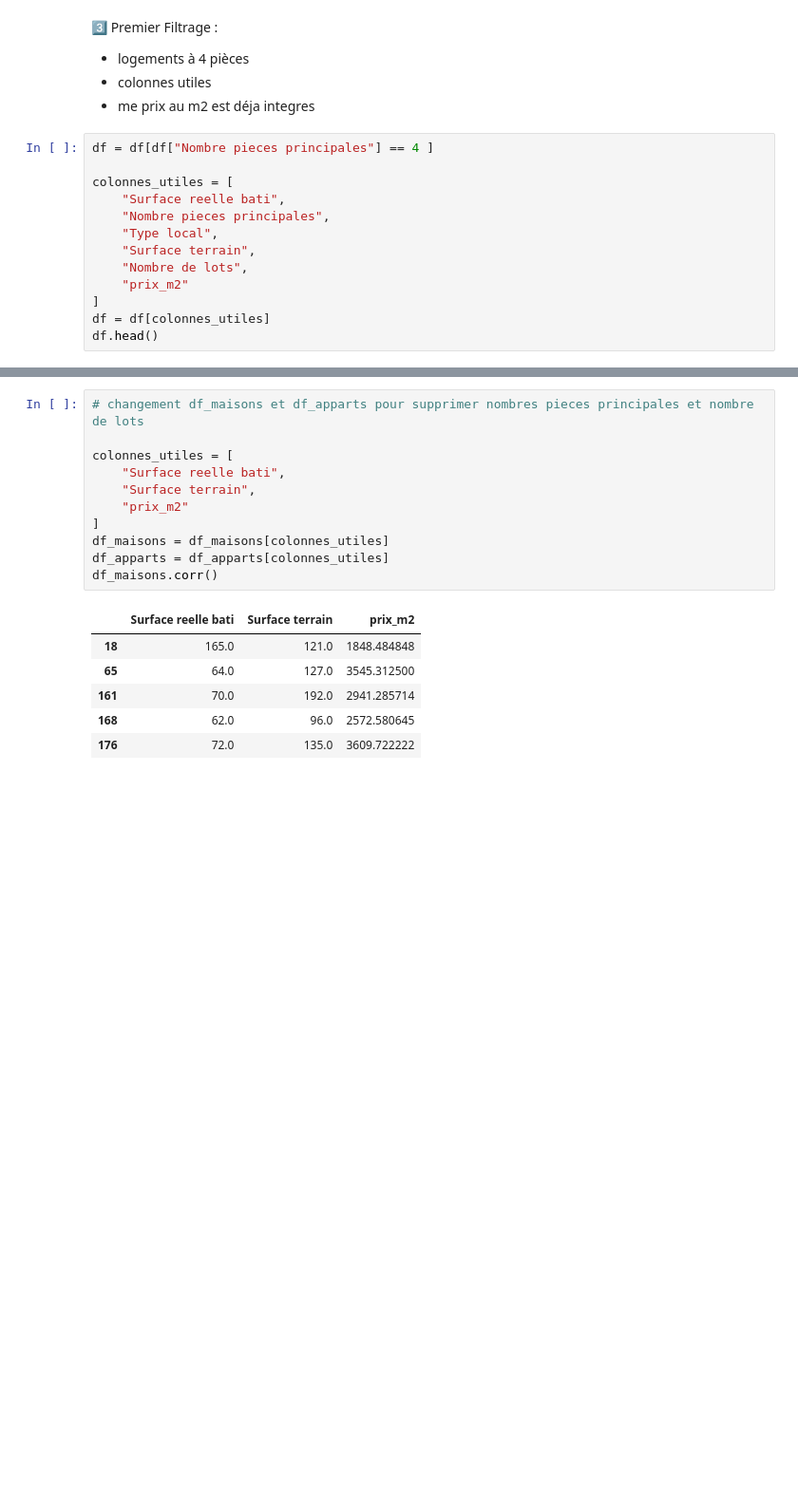
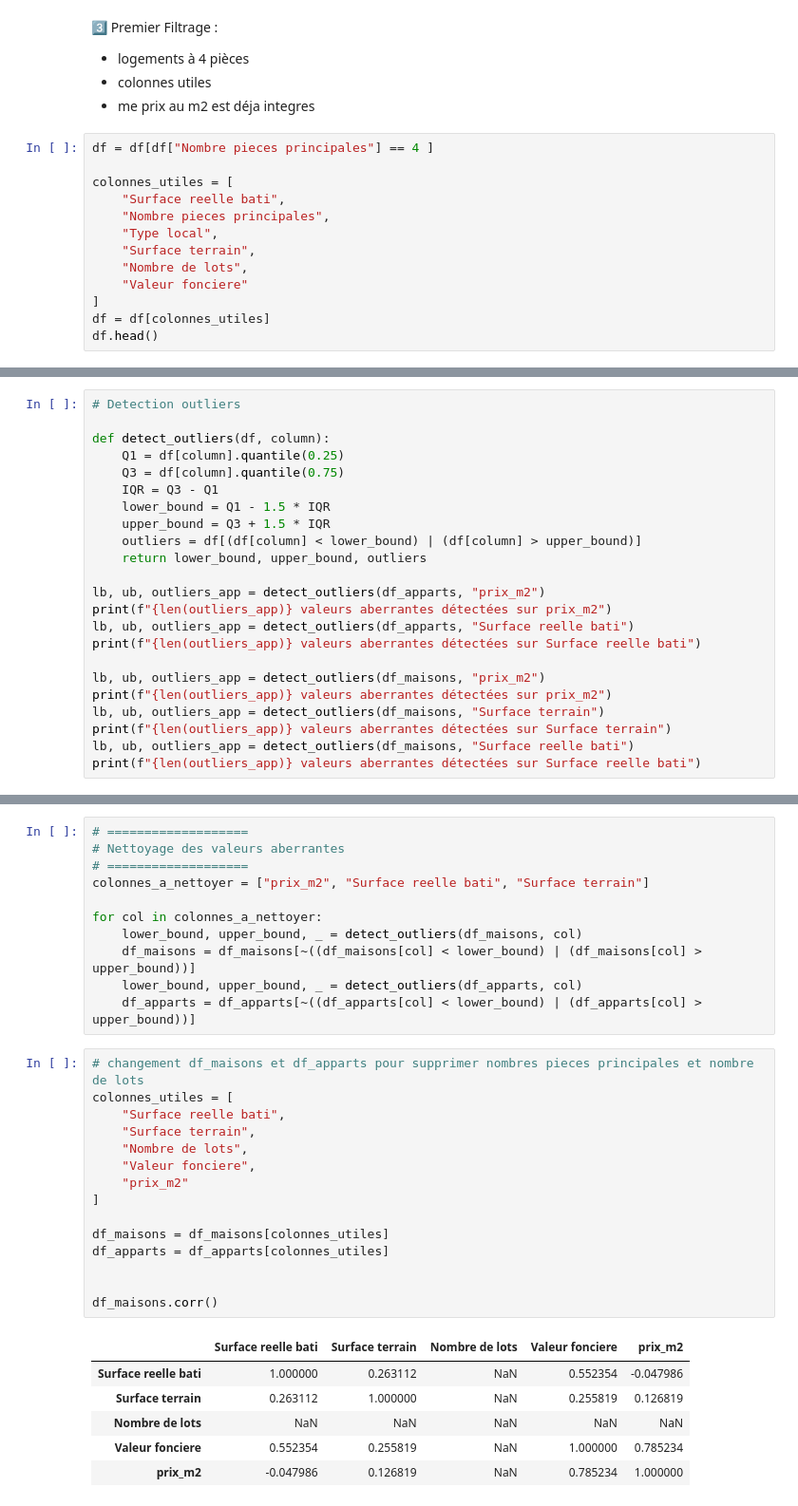
Before and after one commit to benjsant/immoprice_lille_fastapi, a Jupyter notebook: notebooks/phase_1_lille.ipynb, the cells around one changed output, grey strips where cells are left out. Shown: that part at 95% size. Cells and saved outputs as stored; diff of their text form; blank space fills up the shorter version.

```diff
--- a/notebooks/phase_1_lille.ipynb
+++ b/notebooks/phase_1_lille.ipynb
@@ -42,7 +49,7 @@ colonnes_utiles = [
     "Type local",
     "Surface terrain",
     "Nombre de lots",
-    "prix_m2"
+    "Valeur fonciere"
 ]
 df = df[colonnes_utiles]
 df.head()
@@ -272,0 +259,23 @@ df_apparts.corr()
+# %%
+# Detection outliers
+
+def detect_outliers(df, column):
+    Q1 = df[column].quantile(0.25)
+    Q3 = df[column].quantile(0.75)
+    IQR = Q3 - Q1
+    lower_bound = Q1 - 1.5 * IQR
+    upper_bound = Q3 + 1.5 * IQR
+    outliers = df[(df[column] < lower_bound) | (df[column] > upper_bound)]
+    return lower_bound, upper_bound, outliers
+
+lb, ub, outliers_app = detect_outliers(df_apparts, "prix_m2")
+print(f"{len(outliers_app)} valeurs aberrantes détectées sur prix_m2")
+lb, ub, outliers_app = detect_outliers(df_apparts, "Surface reelle bati")
+print(f"{len(outliers_app)} valeurs aberrantes détectées sur Surface reelle bati")
+
+lb, ub, outliers_app = detect_outliers(df_maisons, "prix_m2")
+print(f"{len(outliers_app)} valeurs aberrantes détectées sur prix_m2")
+lb, ub, outliers_app = detect_outliers(df_maisons, "Surface terrain")
+print(f"{len(outliers_app)} valeurs aberrantes détectées sur Surface terrain")
+lb, ub, outliers_app = detect_outliers(df_maisons, "Surface reelle bati")
+print(f"{len(outliers_app)} valeurs aberrantes détectées sur Surface reelle bati")
@@ -273,20 +288,35 @@ df_apparts.corr()
+# %%
+# ===================
+# Nettoyage des valeurs aberrantes
+# ===================
+colonnes_a_nettoyer = ["prix_m2", "Surface reelle bati", "Surface terrain"]
+
+for col in colonnes_a_nettoyer:
+    lower_bound, upper_bound, _ = detect_outliers(df_maisons, col)
+    df_maisons = df_maisons[~((df_maisons[col] < lower_bound) | (df_maisons[col] > upper_bound))]
+    lower_bound, upper_bound, _ = detect_outliers(df_apparts, col)
+    df_apparts = df_apparts[~((df_apparts[col] < lower_bound) | (df_apparts[col] > upper_bound))]
 # %%
 # changement df_maisons et df_apparts pour supprimer nombres pieces principales et nombre de lots
-
 colonnes_utiles = [
     "Surface reelle bati",
     "Surface terrain",
+    "Nombre de lots",
+    "Valeur fonciere",
     "prix_m2"
 ]
+
 df_maisons = df_maisons[colonnes_utiles]
 df_apparts = df_apparts[colonnes_utiles]
+
+
 df_maisons.corr()
 # %% [output]
-|  | Surface reelle bati | Surface terrain | prix_m2 |
-| 18 | 165.0 | 121.0 | 1848.484848 |
-| 65 | 64.0 | 127.0 | 3545.312500 |
-| 161 | 70.0 | 192.0 | 2941.285714 |
-| 168 | 62.0 | 96.0 | 2572.580645 |
-| 176 | 72.0 | 135.0 | 3609.722222 |
+|  | Surface reelle bati | Surface terrain | Nombre de lots | Valeur fonciere | prix_m2 |
+| Surface reelle bati | 1.000000 | 0.263112 | NaN | 0.552354 | -0.047986 |
+| Surface terrain | 0.263112 | 1.000000 | NaN | 0.255819 | 0.126819 |
+| Nombre de lots | NaN | NaN | NaN | NaN | NaN |
+| Valeur fonciere | 0.552354 | 0.255819 | NaN | 1.000000 | 0.785234 |
+| prix_m2 | -0.047986 | 0.126819 | NaN | 0.785234 | 1.000000 |
 # %%
 df_apparts.corr()
```
Also changed, not shown: parts of 25 cells of this notebook.
